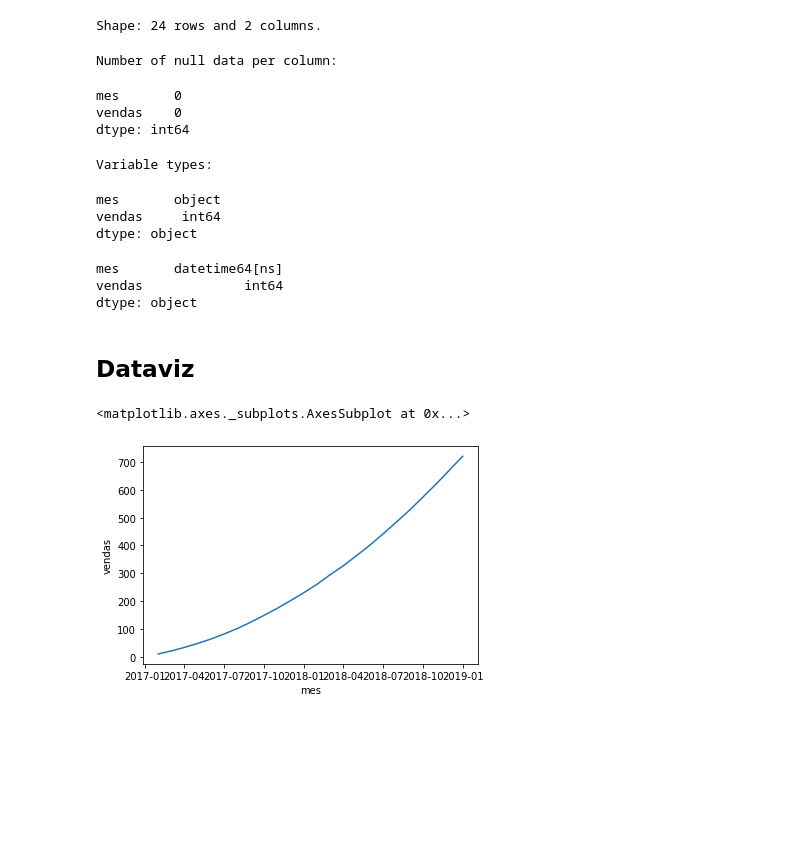
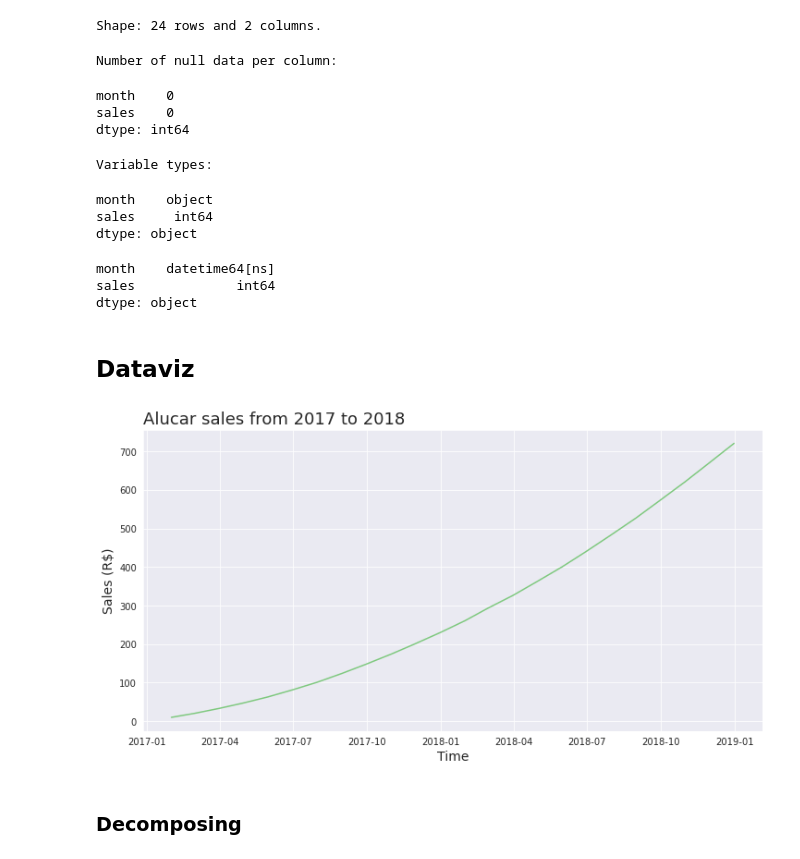
Before and after one commit to pathilink/alura_time_series, a Jupyter notebook: notebook/1_sales.ipynb, the cells around one changed output. Drawn from its saved outputs; the diff is of its cells as text; code cells hidden in the pictures; blank space fills up the shorter version.

```diff
--- a/notebook/1_sales.ipynb
+++ b/notebook/1_sales.ipynb
@@ -31,6 +33,10 @@ df_sales.head()
 | 2 | 2017-03-31 | 33 |
 | 3 | 2017-04-30 | 47 |
 | 4 | 2017-05-31 | 63 |
+# %%
+# Rename columns
+
+df_sales.rename(columns={'mes': 'month', 'vendas': 'sales'}, inplace=True)
 # %%
 print(f'Shape: {df_sales.shape[0]} rows and {df_sales.shape[1]} columns.')
 # %% [output]
@@ -40,30 +46,40 @@ print('Number of null data per column:')
 df_sales.isna().sum()
 # %% [output]
 Number of null data per column:
-mes       0
-vendas    0
+month    0
+sales    0
 dtype: int64
 # %%
 print('Variable types:')
 df_sales.dtypes
 # %% [output]
 Variable types:
-mes       object
-vendas     int64
+month    object
+sales     int64
 dtype: object
 # %%
-# convert object to datetime
+# Convert object column to datetime
 
-df_sales['mes'] = pd.to_datetime(df_sales['mes'])
+df_sales['month'] = pd.to_datetime(df_sales['month'])
 df_sales.dtypes
 # %% [output]
-mes       datetime64[ns]
-vendas             int64
+month    datetime64[ns]
+sales             int64
 dtype: object
 # %% [markdown]
 ## Dataviz
-# %%
-sns.lineplot(x='mes', y='vendas', data=df_sales)
-# %% [output]
-<matplotlib.axes._subplots.AxesSubplot at 0x...>
-[figure, removed]
+# %%
+# Sales increase over time
+
+sns.set_palette('Accent')
+sns.set_style('darkgrid')
+ax = sns.lineplot(x='month', y='sales', data=df_sales)
+ax.figure.set_size_inches(12, 6)
+ax.set_title('Alucar sales from 2017 to 2018', loc='left', fontsize=18)
+ax.set_xlabel('Time', fontsize = 14)
+ax.set_ylabel('Sales (R$)', fontsize = 14)
+ax = ax
+# %% [output]
+[figure, added]
+# %% [markdown]
+### Decomposing
```
Also changed, not shown: parts of 12 cells of this notebook.
